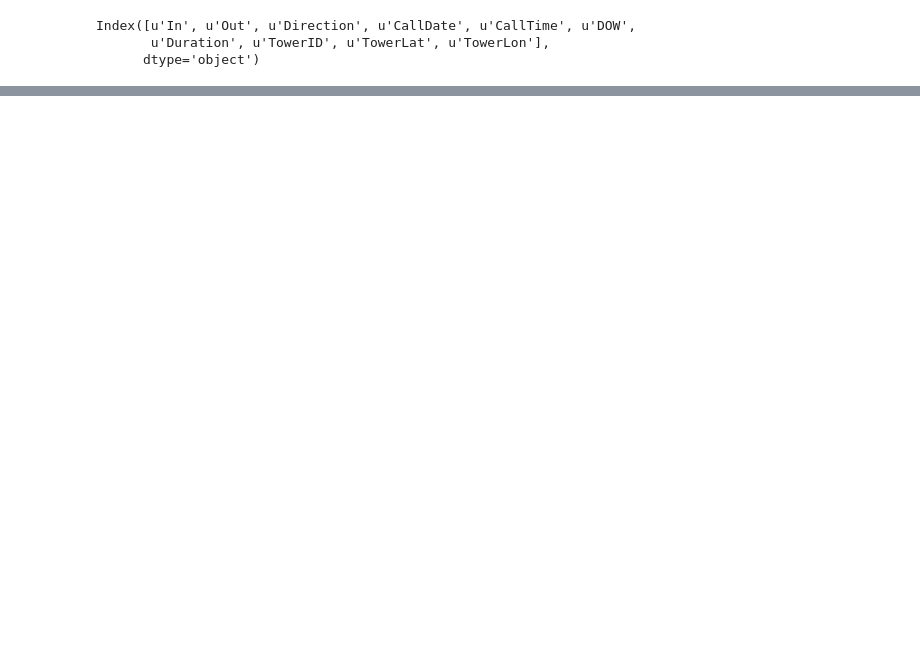
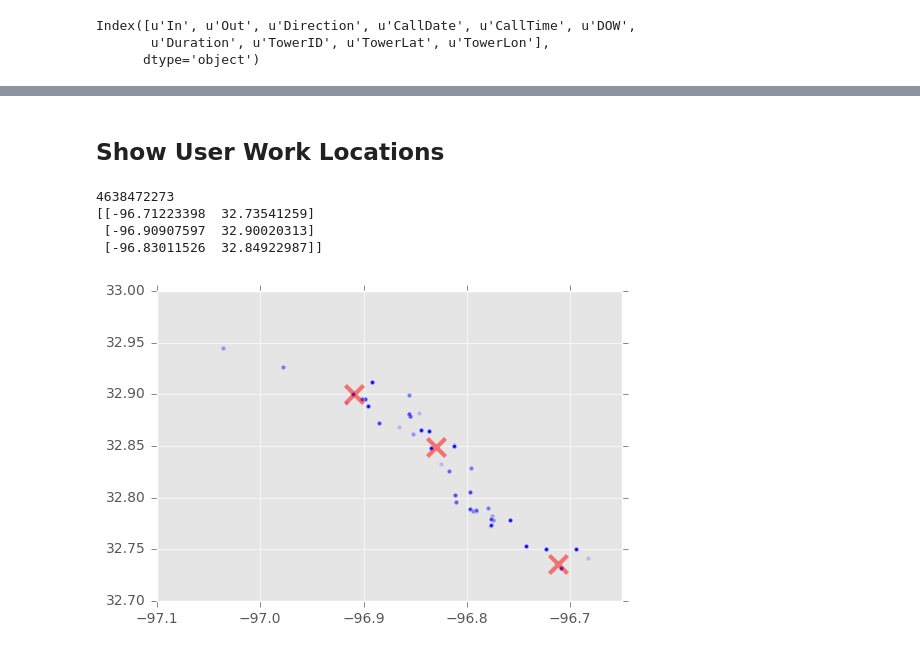
Before and after one commit to B-Rich/DAT210x, a Jupyter notebook: Module5/nsa_metadata.ipynb, the cells around one changed output, grey strips where cells are left out. Cells and saved outputs as stored; diff of their text form; code cells hidden in the pictures; blank space fills up the shorter version.

Commit message:
onwards to k-neighbor clustering

```diff
--- a/Module5/nsa_metadata.ipynb
+++ b/Module5/nsa_metadata.ipynb
@@ -12,4 +18,5 @@ Index([u'In', u'Out', u'Direction', u'CallDate', u'CallTime', u'DOW',
        u'Duration', u'TowerID', u'TowerLat', u'TowerLon'],
       dtype='object')
 # %%
-lean = df[(df.DOW == 'Sat') | (df.DOW == 'Sun')]
+weekend = df[(df.DOW == 'Sat') | (df.DOW == 'Sun')]
+weekday = df[(df.DOW != 'Sat') & (df.DOW != 'Sun')]
@@ -59,2 +23,2 @@ lean = lean[(lean.CallTime < start) | (lean.CallTime > end)]
-# %%
-inbound = inbound.tolist()
+# %%
+unique_numbers = df.In.unique()
@@ -60,0 +52,31 @@ inbound = inbound.tolist()
+# %%
+def get_home_df(userq):
+    start = "06:00:00"
+    end = "22:00:00"
+    homedf = userq[(userq.CallTime < start) | (userq.CallTime > end)]
+    return homedf
+
+def get_work_df(userq):
+    start = "09:30:00"
+    end = "17:00:00"
+    workdf = userq[(userq.CallTime < start) | (userq.CallTime > end)]
+    return workdf
+
+def get_commute_df(userq):
+    start = "05:00:00"
+    end = "11:00:00"
+    commutedf = userq[(userq.CallTime > start) | (userq.CallTime < end)]
+    return commutedf
+# %% [markdown]
+## Show User Work Locations
+# %%
+for inbound in unique_numbers[:1]:
+    user = weekday[(weekday.In == inbound)]
+    user = get_work_df(user)
+    show_user_locs(user, cluster_num=3)
+# %% [output]
+4638472273
+[[-96.71223398  32.73541259]
+ [-96.90907597  32.90020313]
+ [-96.83011526  32.84922987]]
+[figure, added]
```
Also changed, not shown: parts of 12 cells of this notebook, 4 other files.
